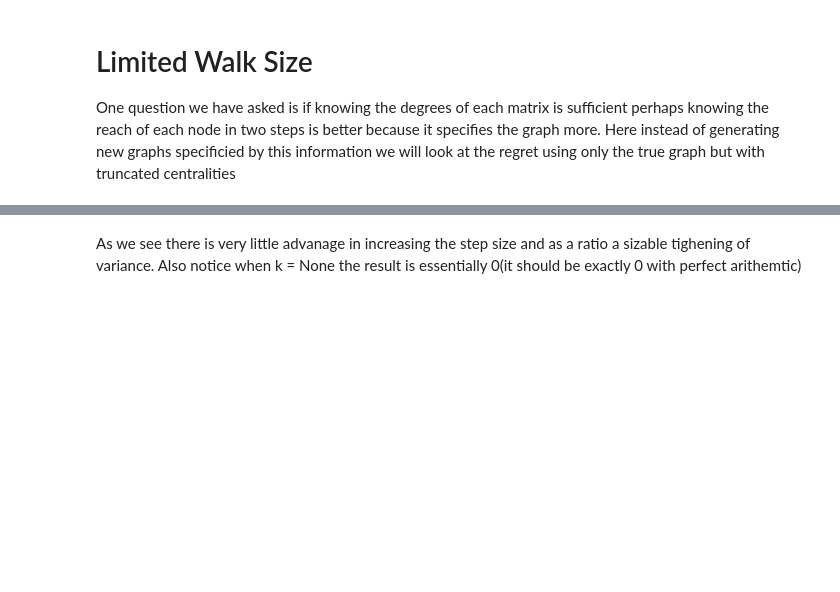
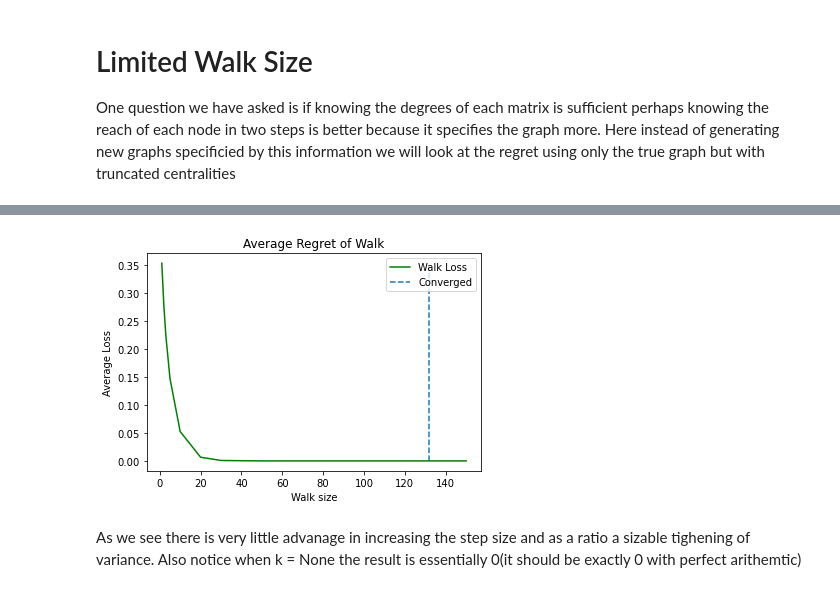
Before and after one commit to CalvinRoth/PriceDiscriminationNewtorks, a Jupyter notebook: classProject.ipynb, the cells around one changed output, grey strips where cells are left out. Drawn from its saved outputs; the diff is of its cells as text; code cells hidden in the pictures; blank space fills up the shorter version.

```diff
--- a/classProject.ipynb
+++ b/classProject.ipynb
@@ -530,3 +512,13 @@ Variance 1.2018295891042114e-31
+# %%
+plt.plot(ks, walk_loss, color="green", label="Walk Loss")
+plt.xlabel("Walk size")
+plt.ylabel("Average Loss")
+plt.title("Average Regret of Walk")
+plt.vlines(x=132, linestyles='dashed', ymin=0, ymax=0.35, label="Converged")
+plt.legend()
+plt.savefig("results/walk_loss.png")
+# %% [output]
+[figure, added]
 # %% [markdown]
 As we see there is very little advanage in increasing the step size and as a ratio a sizable tighening of variance. Also notice when k = None the result is essentially 0(it should be exactly 0 with perfect arithemtic)
 # %% [markdown]
```
Also changed, not shown: parts of 28 cells of this notebook, 2 other files.
